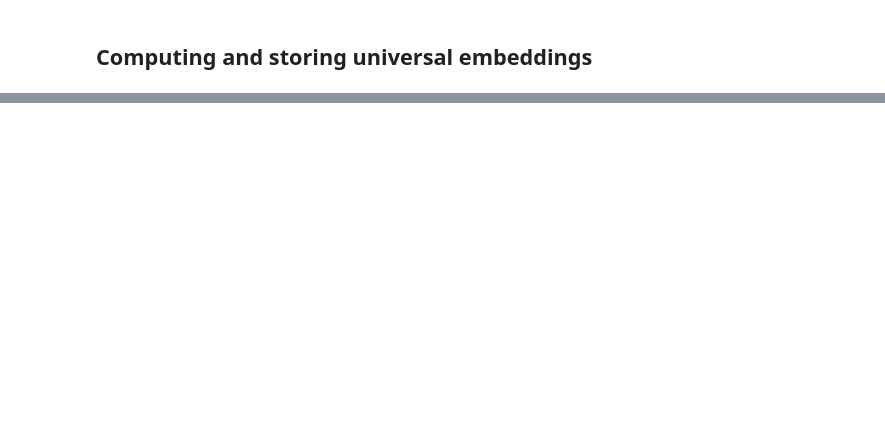
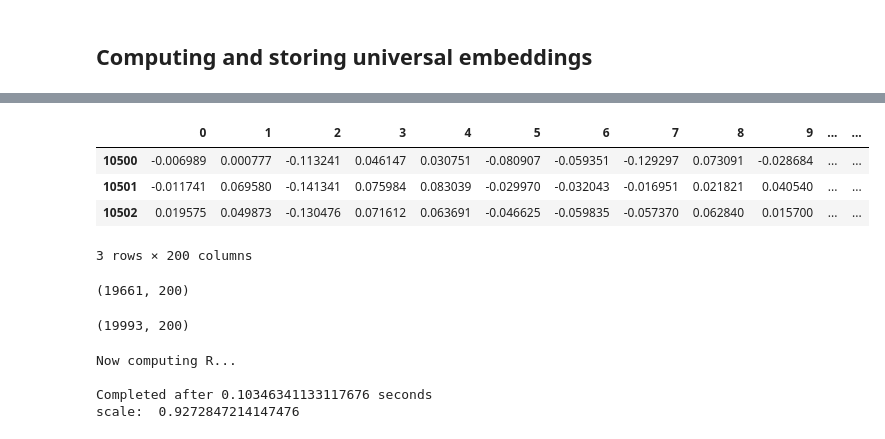
Before and after one commit to dice-group/Universal_Embeddings, a Jupyter notebook: Embedding_Alignment.ipynb, the cells around one changed output, grey strips where cells are left out. Cells and saved outputs as stored; diff of their text form; code cells hidden in the pictures; blank space fills up the shorter version.

```diff
--- a/Embedding_Alignment.ipynb
+++ b/Embedding_Alignment.ipynb
@@ -277,0 +294,16 @@ Universal_Emb.shape
+# %%
+eng_dbpedia_emb.head(3)
+# %% [output]
+|  | 0 | 1 | 2 | 3 | 4 | 5 | 6 | 7 | 8 | 9 | ... | ... |
+| 10500 | -0.006989 | 0.000777 | -0.113241 | 0.046147 | 0.030751 | -0.080907 | -0.059351 | -0.129297 | 0.073091 | -0.028684 | ... | ... |
+| 10501 | -0.011741 | 0.069580 | -0.141341 | 0.075984 | 0.083039 | -0.029970 | -0.032043 | -0.016951 | 0.021821 | 0.040540 | ... | ... |
+| 10502 | 0.019575 | 0.049873 | -0.130476 | 0.071612 | 0.063691 | -0.046625 | -0.059835 | -0.057370 | 0.062840 | 0.015700 | ... | ... |
+3 rows × 200 columns
+# %%
+fr_dbpedia_emb.shape
+# %% [output]
+(19661, 200)
+# %%
+eng_dbpedia_emb.shape
+# %% [output]
+(19993, 200)
@@ -277,0 +315,7 @@ Universal_Emb.shape
+# %%
+S, T, S_eval, T_eval, R = get_source_and_target_matrices(fr_to_eng_ids, fr_dbpedia_emb, eng_dbpedia_emb, test_size=0.1)
+# %% [output]
+Now computing R...
+
+Completed after 0.10346341133117676 seconds
+scale:  0.9272847214147476
```
Also changed, not shown: parts of 30 cells of this notebook, 1 other file.
